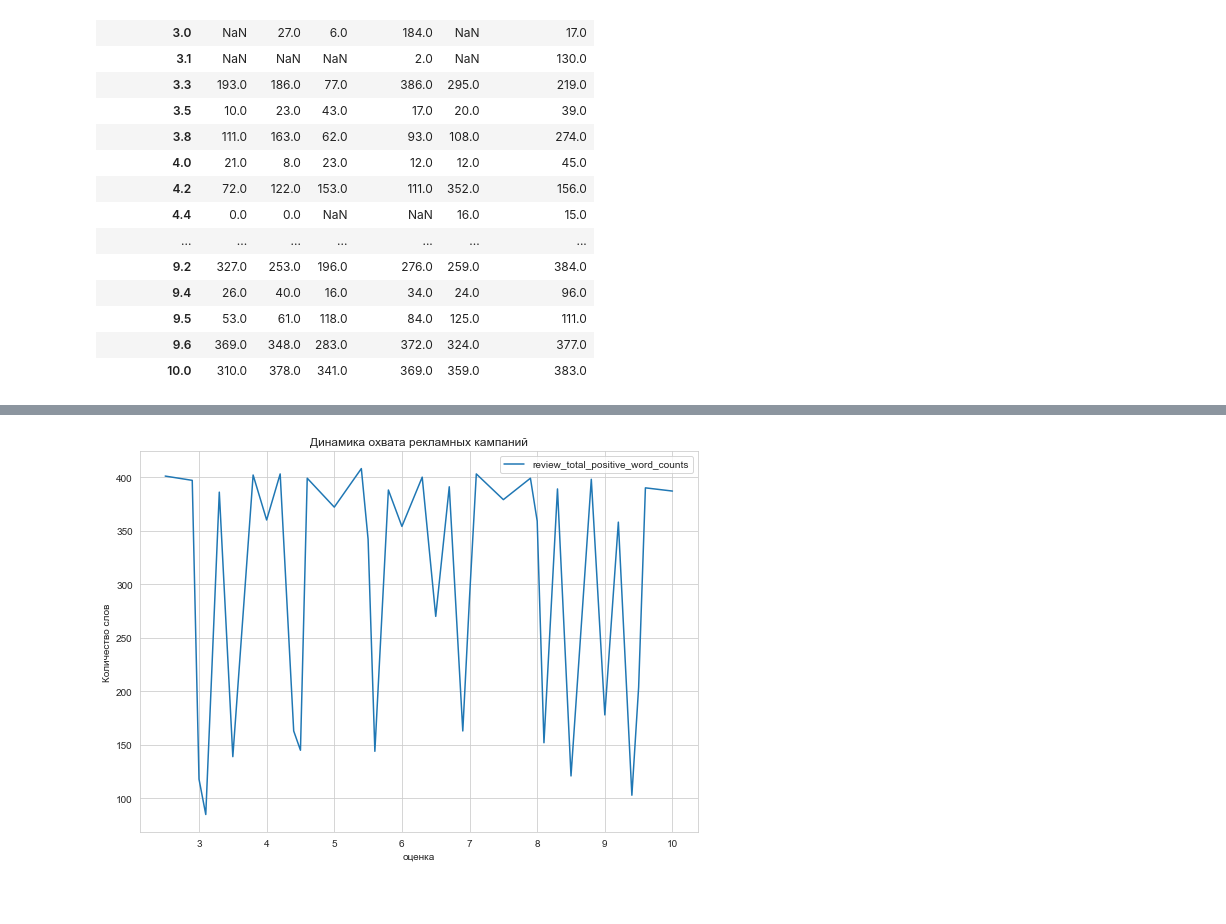
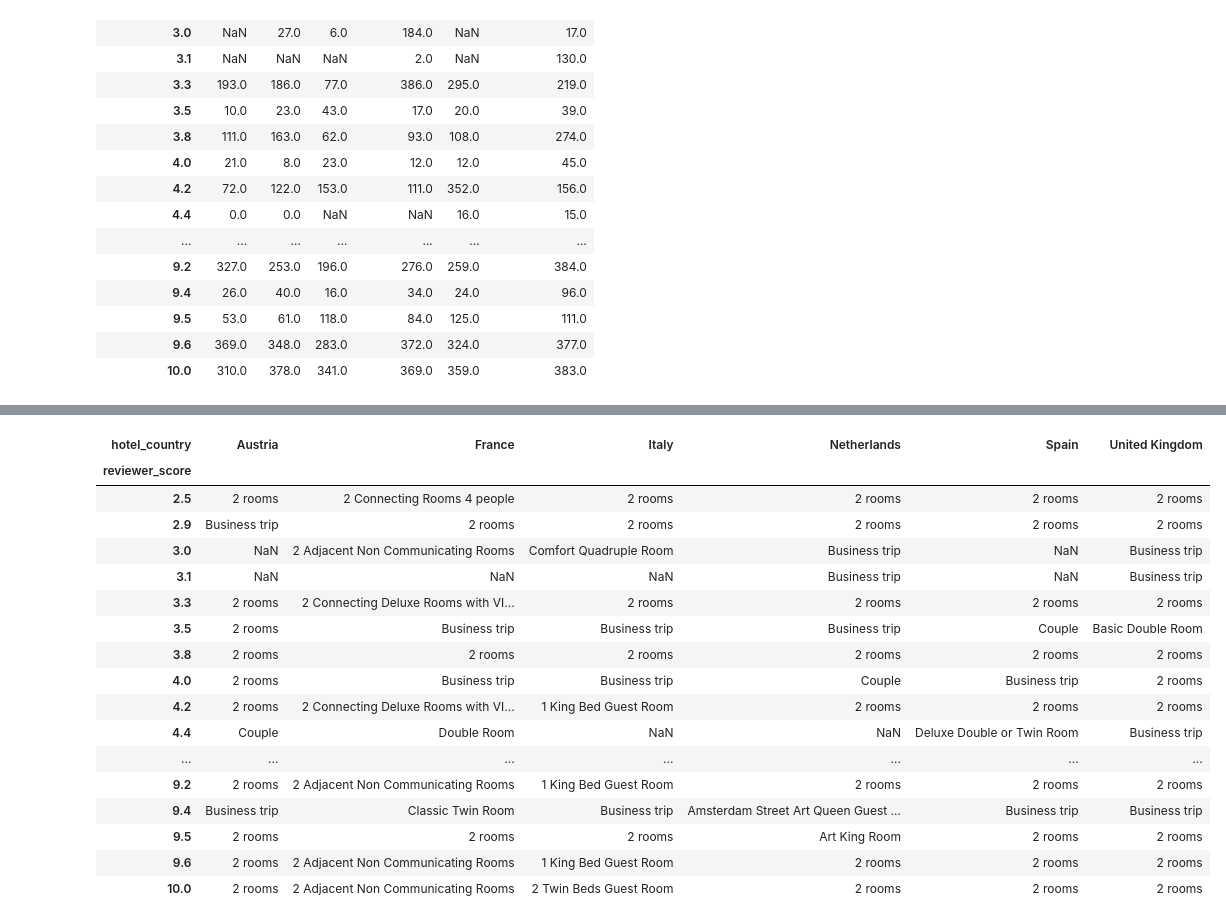
Before and after one commit to AleksandrFrom/SF_DS, a Jupyter notebook: EDA-Project3.ipynb, the cells around one changed output, grey strips where cells are left out. Saved outputs shown, nothing was run; the diff lists cells and outputs as text; code cells hidden in the pictures; blank space fills up the shorter version.

```diff
--- a/EDA-Project3.ipynb
+++ b/EDA-Project3.ipynb
@@ -282,16 +237,23 @@ display(data4)
-# %%
-# Строим линейный график с отфильтрованными данными
-
-plt.figure(figsize=(10, 7))
-
-#plt.plot(data3['reviewer_score'], data3['review_total_positive_word_counts'])
-plt.plot(data4['reviewer_score'], data4['review_total_negative_word_counts'])
-
-plt.title('Динамика охвата рекламных кампаний')
-plt.xlabel('оценка')
-plt.ylabel('Количество слов')
-plt.legend(['review_total_positive_word_counts', 'review_total_negative_word_counts'])
-
-plt.show()
-# %% [output]
-[figure, removed]
+# %%
+#самые редкие теги у отзывов
+df = df_train.pivot_table('tags_n', index='reviewer_score', columns='hotel_country', aggfunc='min')
+display(df)
+# %% [output]
+| hotel_country | Austria | France | Italy | Netherlands | Spain | United Kingdom |
+| reviewer_score |  |  |  |  |  |  |
+| 2.5 | 2 rooms | 2 Connecting Rooms 4 people | 2 rooms | 2 rooms | 2 rooms | 2 rooms |
+| 2.9 | Business trip | 2 rooms | 2 rooms | 2 rooms | 2 rooms | 2 rooms |
+| 3.0 | NaN | 2 Adjacent Non Communicating Rooms | Comfort Quadruple Room | Business trip | NaN | Business trip |
+| 3.1 | NaN | NaN | NaN | Business trip | NaN | Business trip |
+| 3.3 | 2 rooms | 2 Connecting Deluxe Rooms with VI... | 2 rooms | 2 rooms | 2 rooms | 2 rooms |
+| 3.5 | 2 rooms | Business trip | Business trip | Business trip | Couple | Basic Double Room |
+| 3.8 | 2 rooms | 2 rooms | 2 rooms | 2 rooms | 2 rooms | 2 rooms |
+| 4.0 | 2 rooms | Business trip | Business trip | Couple | Business trip | 2 rooms |
+| 4.2 | 2 rooms | 2 Connecting Deluxe Rooms with VI... | 1 King Bed Guest Room | 2 rooms | 2 rooms | 2 rooms |
+| 4.4 | Couple | Double Room | NaN | NaN | Deluxe Double or Twin Room | Business trip |
+| ... | ... | ... | ... | ... | ... | ... |
+| 9.2 | 2 rooms | 2 Adjacent Non Communicating Rooms | 1 King Bed Guest Room | 2 rooms | 2 rooms | 2 rooms |
+| 9.4 | Business trip | Classic Twin Room | Business trip | Amsterdam Street Art Queen Guest ... | Business trip | Business trip |
+| 9.5 | 2 rooms | 2 rooms | 2 rooms | Art King Room | 2 rooms | 2 rooms |
+| 9.6 | 2 rooms | 2 Adjacent Non Communicating Rooms | 1 King Bed Guest Room | 2 rooms | 2 rooms | 2 rooms |
+| 10.0 | 2 rooms | 2 Adjacent Non Communicating Rooms | 2 Twin Beds Guest Room | 2 rooms | 2 rooms | 2 rooms |
```
Also changed, not shown: parts of 15 cells of this notebook, 1 other file.
